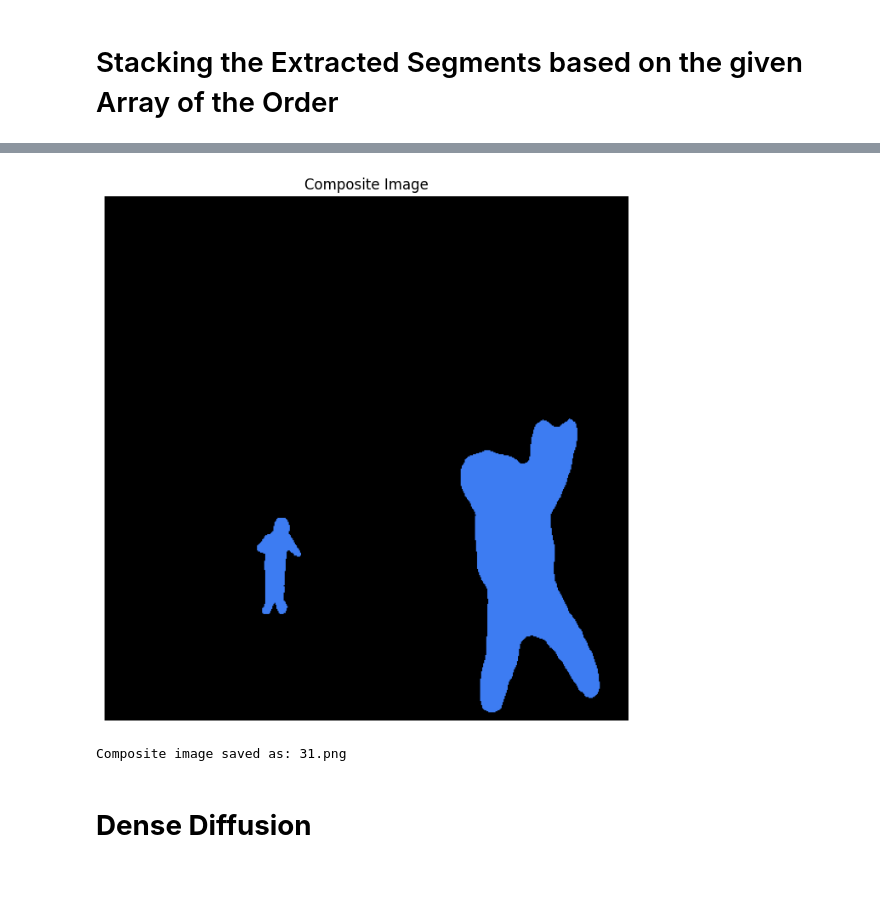
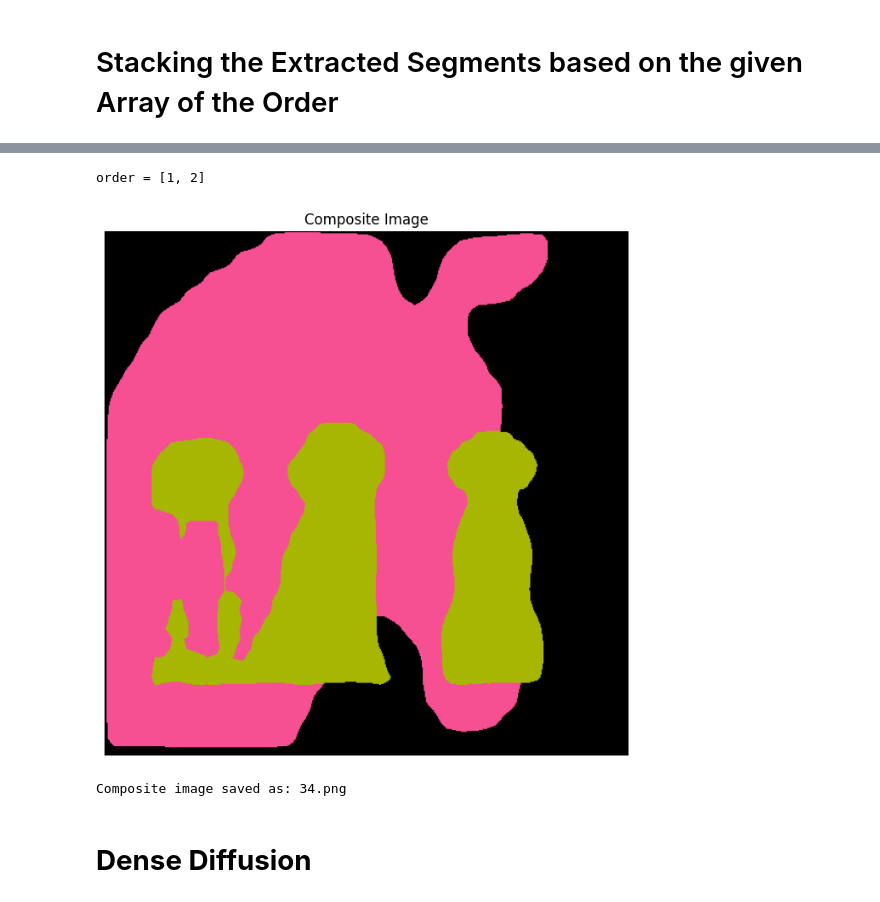
Before and after one commit to Fayzan-Ali-Akhtar/Stable-Diffusion-Summer-Proj, a Jupyter notebook: Recursive_Diffusion.ipynb, the cells around one changed output, grey strips where cells are left out. Cells and saved outputs as stored; diff of their text form; code cells hidden in the pictures.

Commit message:
Stacking order added in Recursive Diffusion!

```diff
--- a/Recursive_Diffusion.ipynb
+++ b/Recursive_Diffusion.ipynb
@@ -261,6 +285,8 @@ for index in range(len(entities)):
         entities[index] = 'person'
     if entities[index].lower() == 'oak tree':
         entities[index] = 'tree'
+    if entities[index].lower() == 'lion':
+        entities[index] = 'dog'
 
 print("Updated entities:", entities)
 # %% [output]
@@ -377,12 +401,19 @@ print("old extracted_images")
 print(extracted_images)
 
 extracted_images_copy = {}
+objects_array_copy = objects_array.copy()
+objects_array=[]
+
 for index in extracted_images:
+  curr_obj = objects_array_copy.pop()
   if(extracted_images[index] != None):
     extracted_images_copy[index] = extracted_images[index]
+    objects_array.append(curr_obj)
+
 extracted_images = extracted_images_copy
 
 print("new extracted_images")
 print(extracted_images)
+print("objects_array =",objects_array)
 # %% [output]
 old extracted_images
@@ -392,5 +424,2 @@ new extracted_images
 # %% [markdown]
 # Stacking the Extracted Segments based on the given Array of the Order
-# %%
-#Specify the order
-order = [1]
@@ -397,3 +494,19 @@ order = [1]
+# %%
+#Specify the order
+default_order_of_images = list(extracted_images.keys())
+order = []
+for image in stacking_order:
+  i = 1
+  for curr_image in default_order_of_images:
+    if(image.lower() == curr_image):
+      order.append(i)
+      break
+    i += 1
+
+order.reverse()
+print("order =",order)
+# %% [output]
+order = [1, 2]
 # %%
 import os
 from PIL import Image
@@ -418,7 +531,7 @@ def get_next_filename(output_dir):
     filename = f"{next_number}.png"
     return filename
 
-def overlay_images(images_dict, order, output_dir, name):
+def overlay_images(images_dict, order, output_dir):
     # Get the size of the images
     image_shape = next(iter(images_dict.values())).size  # Assuming all images are of the same size
     width, height = image_shape
@@ -429,36 +542,36 @@ def overlay_images(images_dict, order, output_dir, name):
     # Overlay images in the specified order
     for index in reversed(order):  # Reverse the order for correct overlay
         entity = list(images_dict.keys())[index - 1]
         img = images_dict[entity].convert('RGBA')
         canvas = Image.alpha_composite(canvas, img)
 
     # Determine the next filename
     get_next_filename(output_dir)
 
     # Save the composite image
     canvas.save(os.path.join(output_dir, filename))
 
     return canvas
 
 # Example usage
 output_dir = "/content/drive/My Drive/Colab Notebooks/Dense Diffusion/dataset/valset_layout/valset_layout/"
-composite_image = overlay_images(extracted_images, order, output_dir, entities)
+composite_image = overlay_images(extracted_images, order, output_dir)
 
 # Convert to RGB format for display with Matplotlib
 composite_image_rgb = composite_image.convert('RGB')
 
 # Display the composite image
 plt.figure(figsize=(10, 8))
 plt.imshow(composite_image_rgb)
 plt.axis('off')
 plt.title('Composite Image')
 plt.show()
 
 # Now you can use the filename variable in other code blocks
 print(f"Composite image saved as: {filename}")
 # %% [output]
-[figure, old version]
+[figure, new version]
-Composite image saved as: 31.png
+Composite image saved as: 34.png
 # %% [markdown]
 # **Dense Diffusion**
 # %% [markdown]
```
Also changed, not shown: parts of 17 cells of this notebook.
